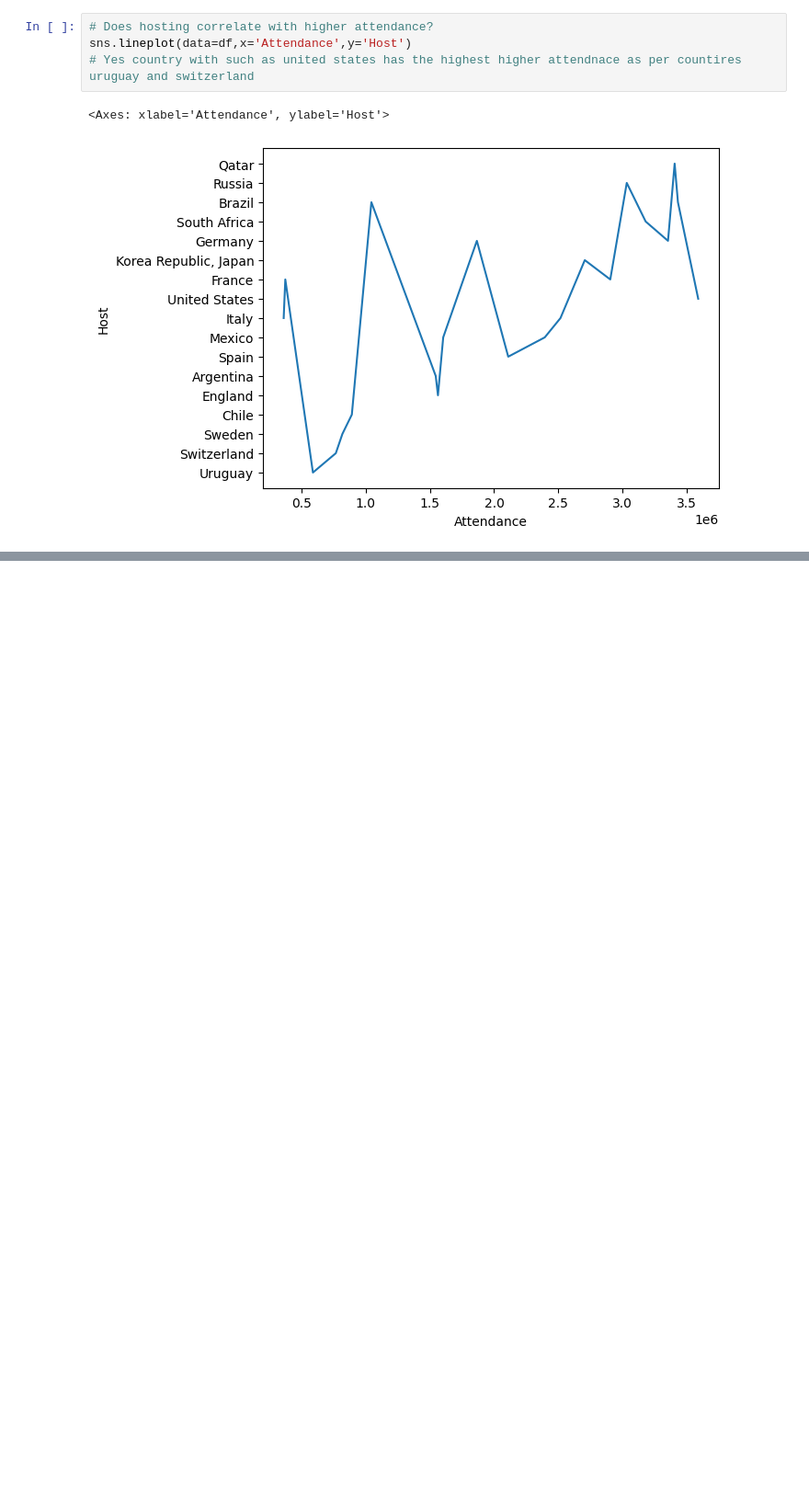
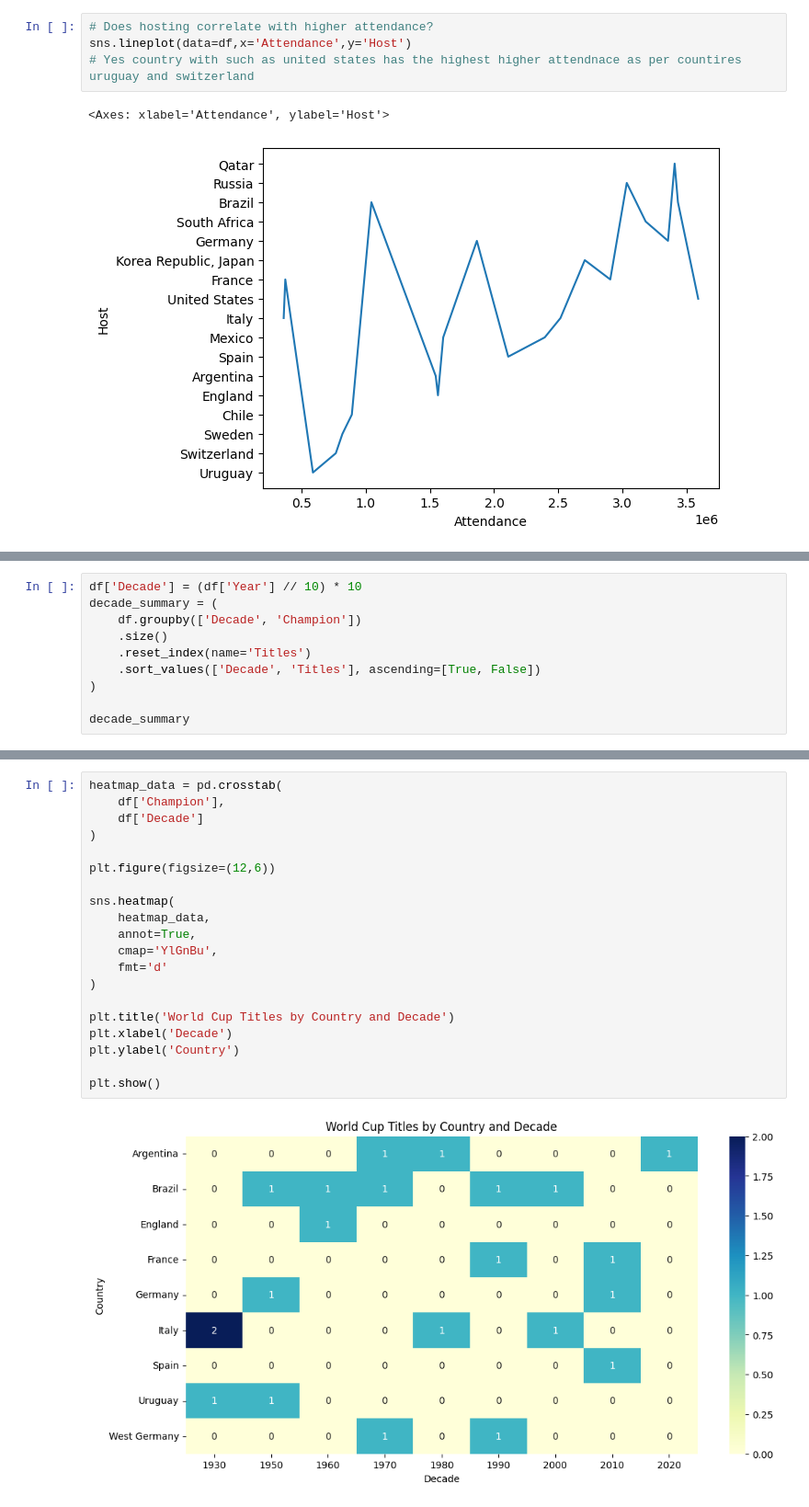
Before and after one commit to ShlokGadhave/l-Football-Analytics-Match-Performance-Goal-Scoring-Insights, a Jupyter notebook: World_Cups.ipynb, the cells around one changed output, grey strips where cells are left out. Shown at 92% size. Drawn from its saved outputs; the diff is of its cells as text; blank space fills up the shorter version.

Commit message:
Champion & Runner-Up Analysis

```diff
--- a/World_Cups.ipynb
+++ b/World_Cups.ipynb
@@ -380,0 +433,10 @@ sns.lineplot(data=df,x='Attendance',y='Host')
+# %%
+df['Decade'] = (df['Year'] // 10) * 10
+decade_summary = (
+    df.groupby(['Decade', 'Champion'])
+    .size()
+    .reset_index(name='Titles')
+    .sort_values(['Decade', 'Titles'], ascending=[True, False])
+)
+
+decade_summary
@@ -380,0 +461,22 @@ sns.lineplot(data=df,x='Attendance',y='Host')
+# %%
+heatmap_data = pd.crosstab(
+    df['Champion'],
+    df['Decade']
+)
+
+plt.figure(figsize=(12,6))
+
+sns.heatmap(
+    heatmap_data,
+    annot=True,
+    cmap='YlGnBu',
+    fmt='d'
+)
+
+plt.title('World Cup Titles by Country and Decade')
+plt.xlabel('Decade')
+plt.ylabel('Country')
+
+plt.show()
+# %% [output]
+[figure, added]
```
Also changed, not shown: parts of 5 cells of this notebook.
